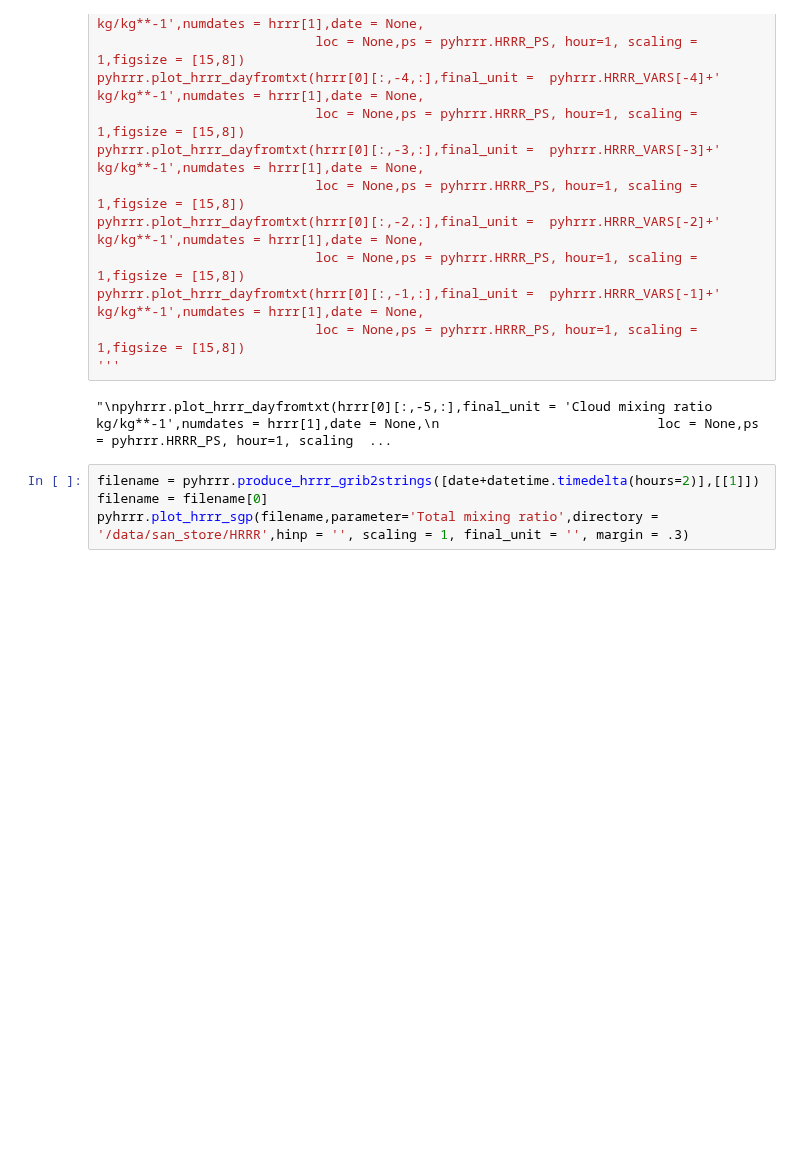
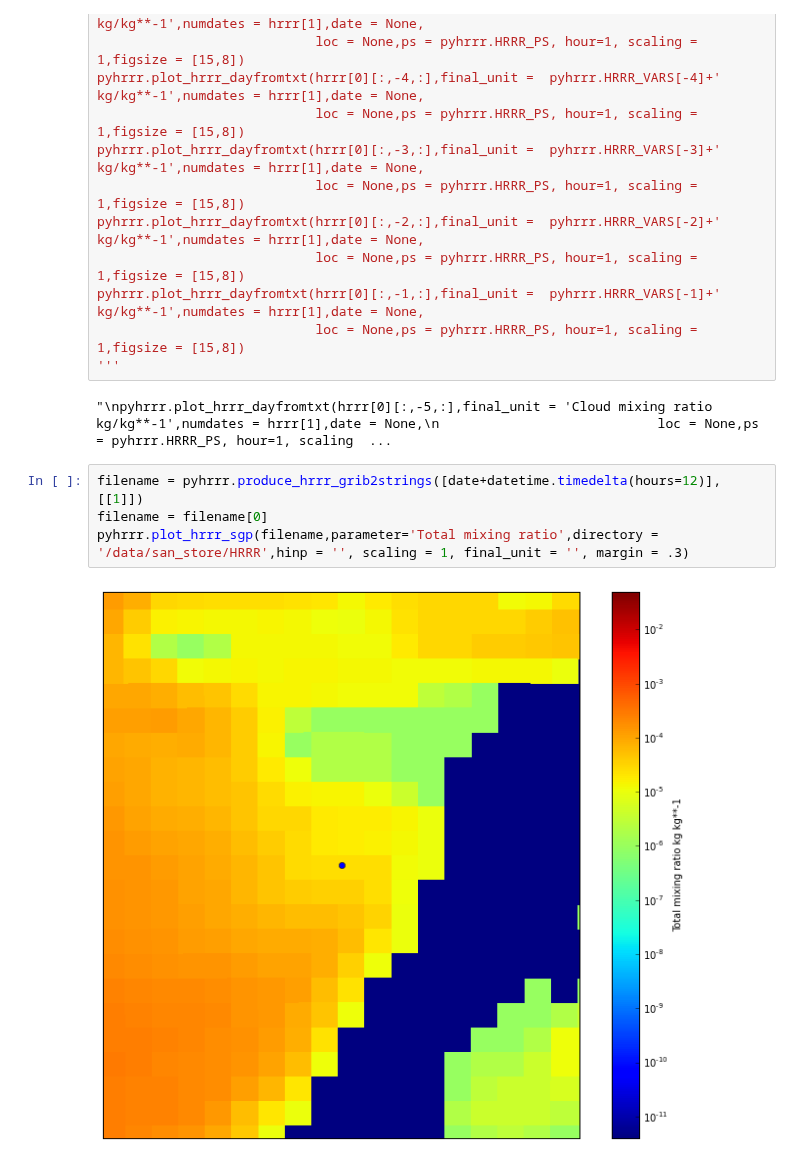
Before and after one commit to EVS-ATMOS/HRRR, a Jupyter notebook: notebooks/Data Analysis.ipynb, the cells around one changed output. Cells and saved outputs as stored; diff of their text form; blank space fills up the shorter version.

```diff
--- a/notebooks/Data Analysis.ipynb
+++ b/notebooks/Data Analysis.ipynb
@@ -118,6 +178,8 @@ pyhrrr.plot_hrrr_dayfromtxt(hrrr[0][:,-1,:],final_unit =  pyhrrr.HRRR_VARS[-1]+'
 # %% [output]
 "\npyhrrr.plot_hrrr_dayfromtxt(hrrr[0][:,-5,:],final_unit = 'Cloud mixing ratio kg/kg**-1',numdates = hrrr[1],date = None,\n                            loc = None,ps = pyhrrr.HRRR_PS, hour=1, scaling  ...
 # %%
-filename = pyhrrr.produce_hrrr_grib2strings([date+datetime.timedelta(hours=2)],[[1]])
+filename = pyhrrr.produce_hrrr_grib2strings([date+datetime.timedelta(hours=12)],[[1]])
 filename = filename[0]
 pyhrrr.plot_hrrr_sgp(filename,parameter='Total mixing ratio',directory = '/data/san_store/HRRR',hinp = '', scaling = 1, final_unit = '', margin = .3)
+# %% [output]
+[figure, added]
```
Also changed, not shown: parts of 10 cells of this notebook, 2 other files.
